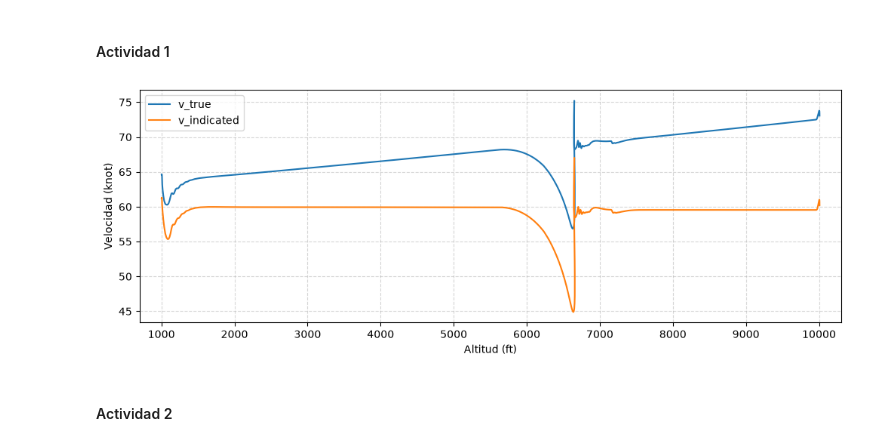
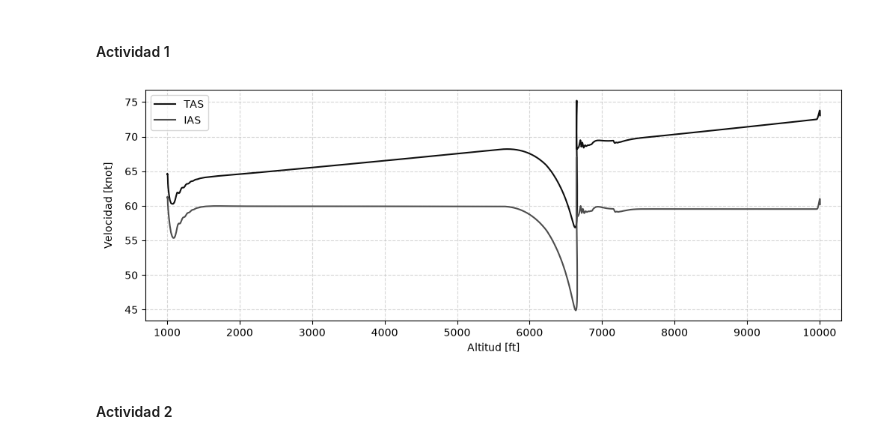
Before and after one commit to otarola-joaquin/Trabajos-varios-8vo-semestre, a Jupyter notebook: Mecánica del Vuelo/Tarea_2/lab2_gráfico.ipynb, the cells around one changed output. Drawn from its saved outputs; the diff is of its cells as text; code cells hidden in the pictures.

```diff
--- a/Mecánica del Vuelo/Tarea_2/lab2_gráfico.ipynb
+++ b/Mecánica del Vuelo/Tarea_2/lab2_gráfico.ipynb
@@ -18,18 +18,18 @@ for i in lineas[1:-1]:
 # %%
 import matplotlib.pyplot as plt
 plt.rcParams['figure.figsize'] = (12,4)
 
-plt.plot(altitude[66:], v_true[66:], label='v_true')
-plt.plot(altitude[66:], v_indicated[66:], label='v_indicated')
+plt.plot(altitude[66:], v_true[66:], label='TAS',color='#0F0F0F',marker ="")
+plt.plot(altitude[66:], v_indicated[66:], label='IAS',color='#4D4D4D',marker ="")
 plt.xticks(range(0, 10001, 1000))
 plt.xlim(700, 10300)
-plt.xlabel('Altitud (ft)')
-plt.ylabel('Velocidad (knot)')
+plt.xlabel('Altitud [ft]')
+plt.ylabel('Velocidad [knot]', labelpad=10)
 plt.grid(linestyle='--', alpha=0.5)
 plt.legend()
 plt.show()
 # %% [output]
-[figure, old version]
+[figure, new version]
 # %% [markdown]
 #### Actividad 2
 # %%
```
